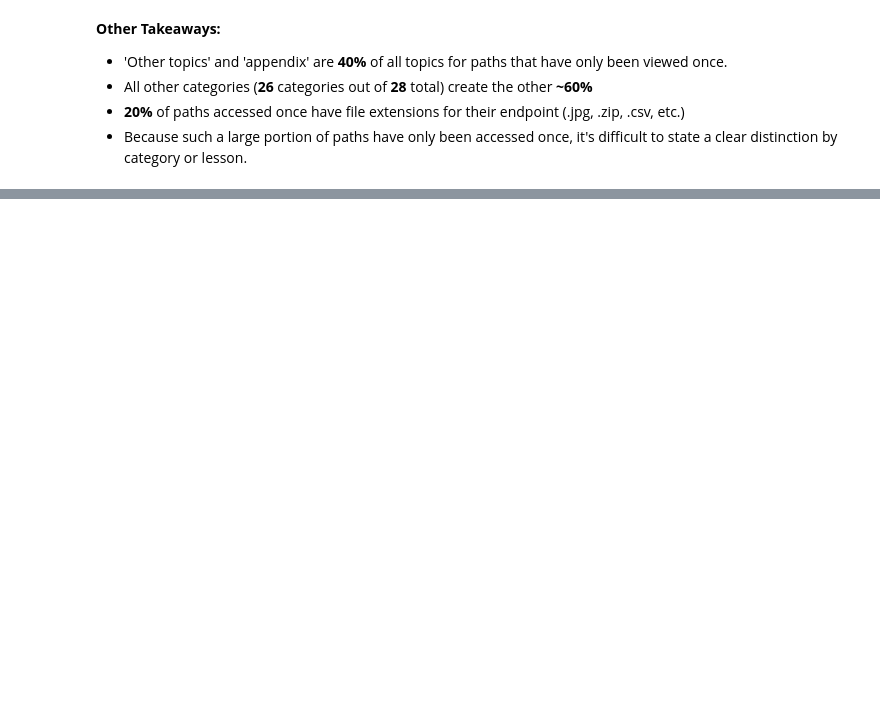
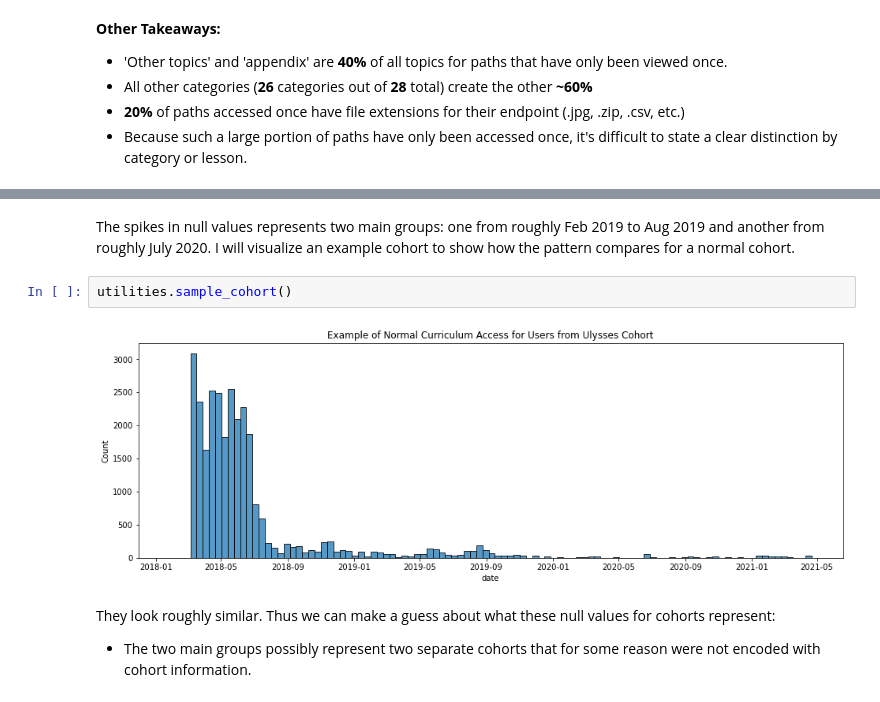
Before and after one commit to AACKV/anomaly_detection_project, a Jupyter notebook: final_report.ipynb, the cells around one changed output, grey strips where cells are left out. Drawn from its saved outputs; the diff is of its cells as text; blank space fills up the shorter version.

```diff
--- a/final_report.ipynb
+++ b/final_report.ipynb
@@ -108,0 +117,9 @@ utilities.create_least_viewed_viz(df)
+# %% [markdown]
+The spikes in null values represents two main groups: one from roughly Feb 2019 to Aug 2019 and another from roughly July 2020. I will visualize an example cohort to show how the pattern compares for a normal cohort.
+# %%
+utilities.sample_cohort()
+# %% [output]
+[figure, added]
+# %% [markdown]
+They look roughly similar. Thus we can make a guess about what these null values for cohorts represent:
+- The two main groups possibly represent two separate cohorts that for some reason were not encoded with cohort information.
```
Also changed, not shown: parts of 8 cells of this notebook, 1 other file.
